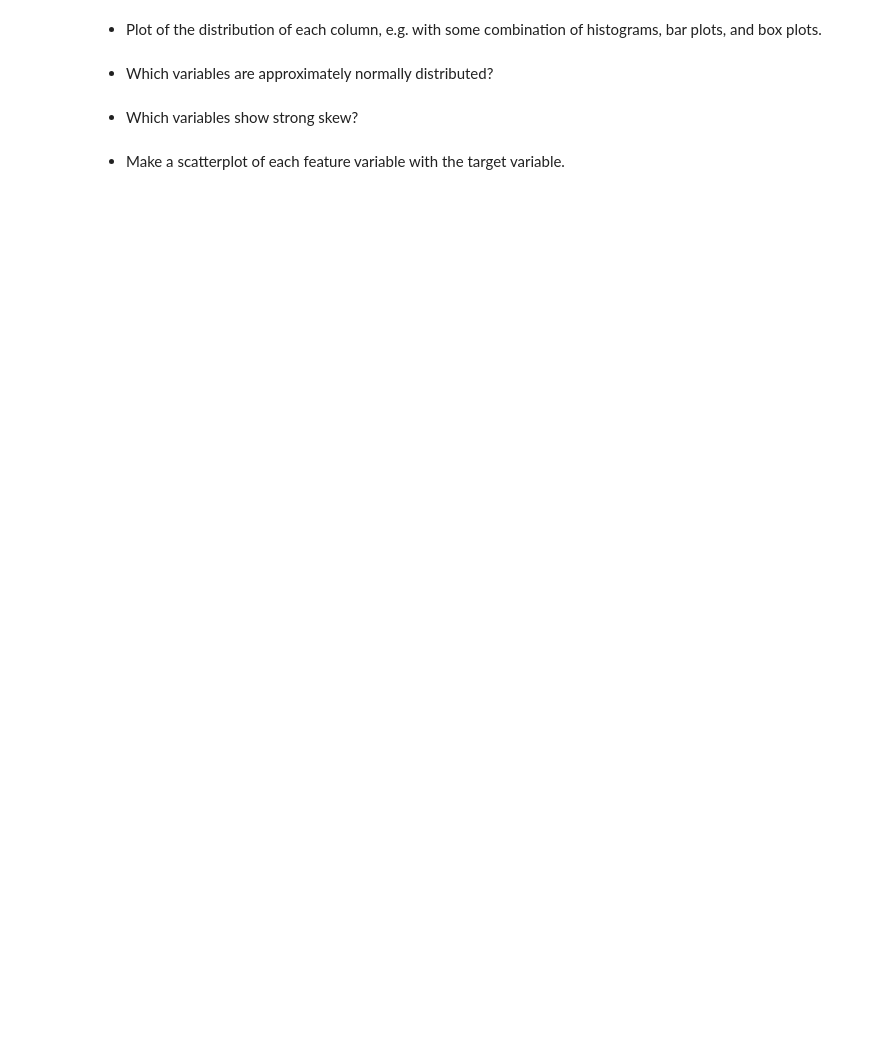
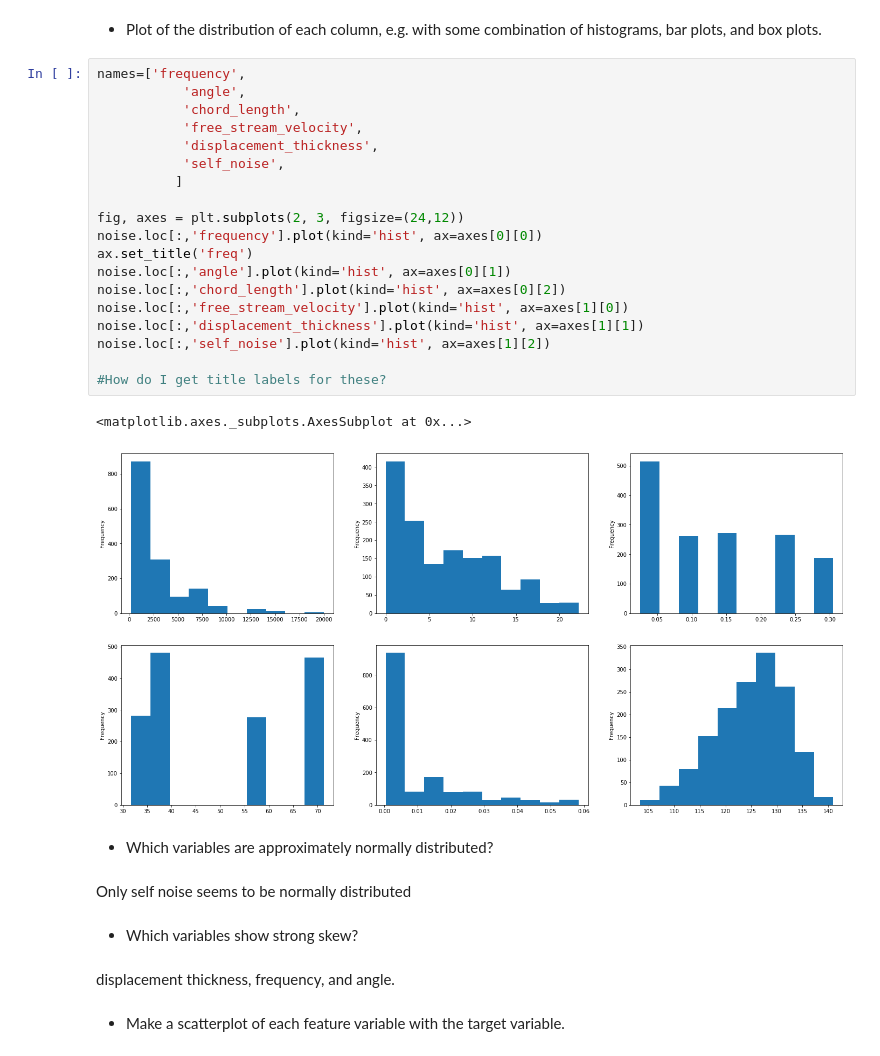
Before and after one commit to lpiscit2/luke_piscitelli_unit3, a Jupyter notebook: unit3_project.ipynb, the cells around one changed output. Drawn from its saved outputs; the diff is of its cells as text; blank space fills up the shorter version.

```diff
--- a/unit3_project.ipynb
+++ b/unit3_project.ipynb
@@ -38,8 +80,34 @@ noise = pd.read_csv(
 # %% [markdown]
 - Plot of the distribution of each column, e.g. with some combination of histograms, bar plots, and box plots.
+# %%
+names=['frequency',
+           'angle',
+           'chord_length',
+           'free_stream_velocity',
+           'displacement_thickness',
+           'self_noise',
+          ]
+
+fig, axes = plt.subplots(2, 3, figsize=(24,12))
+noise.loc[:,'frequency'].plot(kind='hist', ax=axes[0][0])
+ax.set_title('freq')
+noise.loc[:,'angle'].plot(kind='hist', ax=axes[0][1])
+noise.loc[:,'chord_length'].plot(kind='hist', ax=axes[0][2])
+noise.loc[:,'free_stream_velocity'].plot(kind='hist', ax=axes[1][0])
+noise.loc[:,'displacement_thickness'].plot(kind='hist', ax=axes[1][1])
+noise.loc[:,'self_noise'].plot(kind='hist', ax=axes[1][2])
+
+#How do I get title labels for these?
+# %% [output]
+<matplotlib.axes._subplots.AxesSubplot at 0x...>
+[figure, added]
 # %% [markdown]
 - Which variables are approximately normally distributed?
+# %% [markdown]
+Only self noise seems to be normally distributed
 # %% [markdown]
 - Which variables show strong skew?
+# %% [markdown]
+displacement thickness, frequency, and angle.
 # %% [markdown]
 - Make a scatterplot of each feature variable with the target variable.
```
Also changed, not shown: parts of 62 cells of this notebook.
